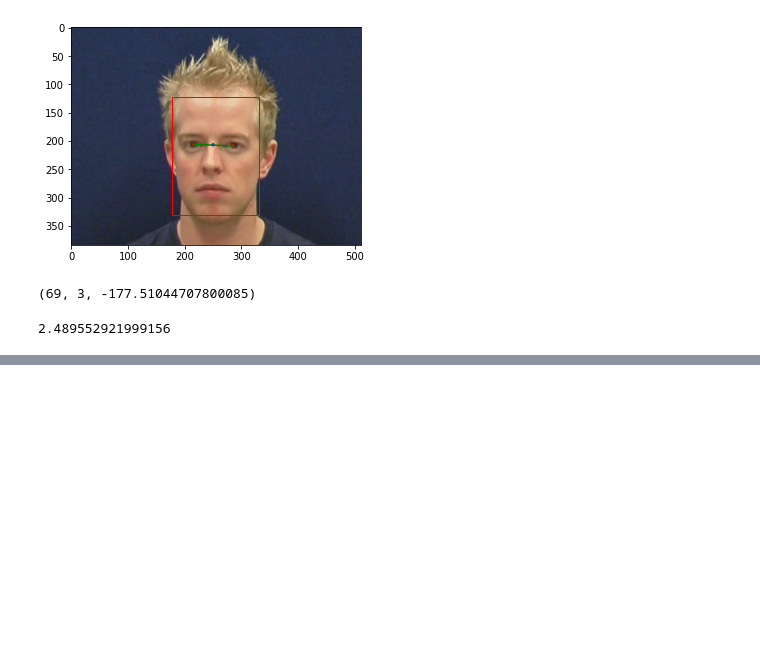
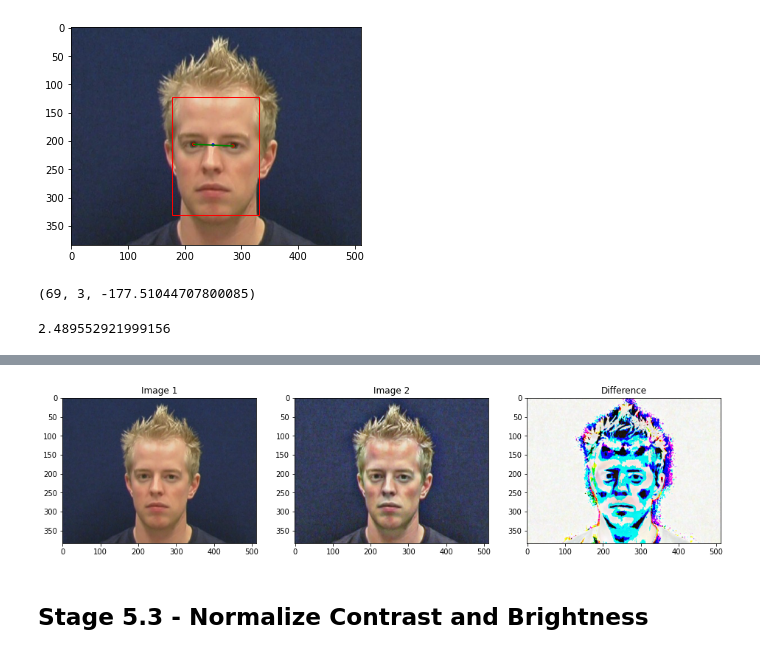
Before and after one commit to arglucas/Manning-Detecting-Deepfakes-with-OpenCV-and-SVM, a Jupyter notebook: 1-DetectFacesInVideos/Process Videos.ipynb, the cells around one changed output, grey strips where cells are left out. Cells and saved outputs as stored; diff of their text form; code cells hidden in the pictures; blank space fills up the shorter version.

Commit message:
Added code for normalization.

```diff
--- a/1-DetectFacesInVideos/Process Videos.ipynb
+++ b/1-DetectFacesInVideos/Process Videos.ipynb
@@ -628,0 +695,19 @@ real_image, fake_image, image_diff = diff_images(real_frame, fake_frame)
+# %%
+def histogram_normalization(im):
+    # split into different color components
+    b,g,r = cv2.split(im)
+
+    # use createCLAHE() from OpenCV
+    clahe = cv2.createCLAHE(clipLimit=1.5, tileGridSize=(16,16))
+    clahe_b = clahe.apply(b)
+    clahe_g = clahe.apply(g)
+    clahe_r = clahe.apply(r)
+    normalized = cv2.merge((clahe_b, clahe_g, clahe_r))
+
+    return normalized
+# %%
+original_image, normalised_image, image_diff = diff_frames(frames[0].astype('uint8'), histogram_normalization(frames[0].astype('uint8')))
+# %% [output]
+[figure, added]
+# %% [markdown]
+## Stage 5.3 - Normalize Contrast and Brightness
```
Also changed, not shown: parts of 24 cells of this notebook.
